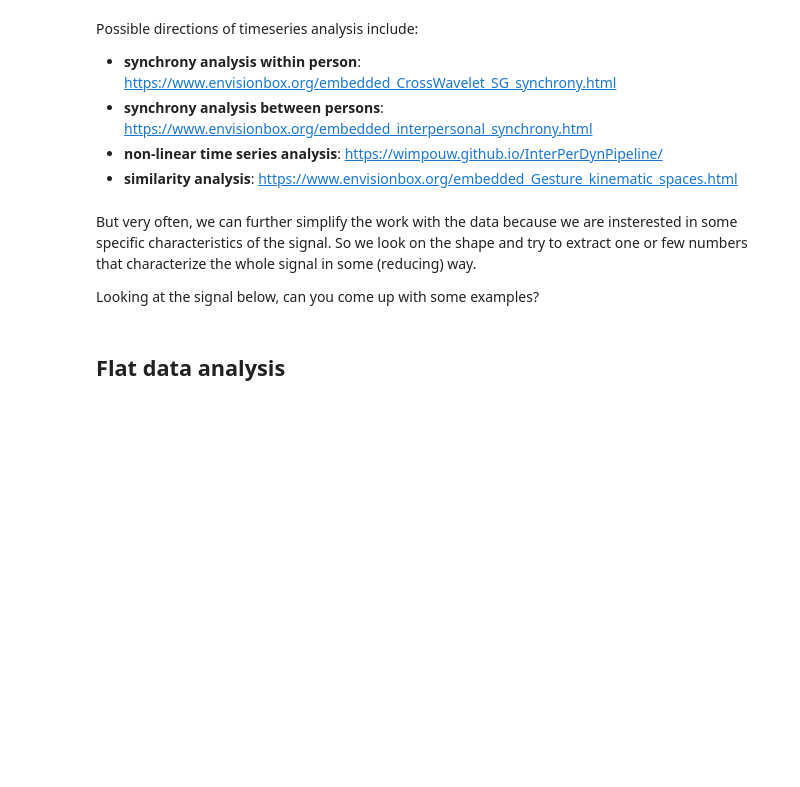
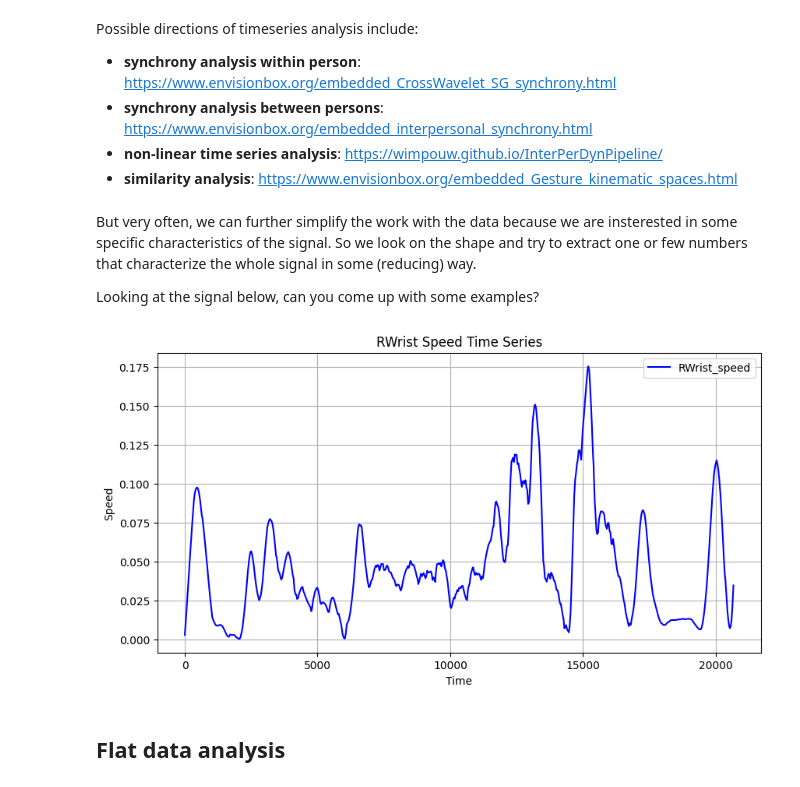
Before and after one commit to macedomarianoel/envisionBOX_SummerschoolAmsterdam2025-1, a Jupyter notebook: Day4_MultimodalMerging/2_Analysis.ipynb, the cells around one changed output. Drawn from its saved outputs; the diff is of its cells as text; code cells hidden in the pictures; blank space fills up the shorter version.

```diff
--- a/Day4_MultimodalMerging/2_Analysis.ipynb
+++ b/Day4_MultimodalMerging/2_Analysis.ipynb
@@ -7,6 +7,21 @@ At this point, we have one file with all signals and annotations that are releva
 Are we still interested in the temporal characteristics of the **whole** signal or its shape, maybe in relation to other trials? Then we will probably continue working with the whole timeseries.
 
 Do we need to get information from the signal that will represent the trial's temporal and/or other aspect? Then we most likely can collect the information into a **flat** dataframe, where we no longer have the time dimension, but rather a set of features that describe the trial.
+# %%
+# Import packages
+import os
+import glob
+import pandas as pd
+from scipy.signal import find_peaks
+import numpy as np
+import antropy as ent
+import matplotlib.pyplot as plt
+
+curfolder = os.getcwd()
+
+# Here we store our merged final timeseries data
+datafolder = os.path.join(curfolder, 'TS_annotated')
+filestotrack = glob.glob(os.path.join(datafolder, '*.csv'))
 # %% [markdown]
 ## Timeseries analysis
 # %% [markdown]
@@ -26,7 +41,20 @@ But very often, we can further simplify the work with the data because we are in
 
 Looking at the signal below, can you come up with some examples?
 # %%
-##todo: add signal
+sample = filestotrack[0]
+sample_df = pd.read_csv(sample, index_col=0)
+
+# Plot RWrist_speed
+plt.figure(figsize=(10, 5))
+plt.plot(sample_df['RWrist_speed'], label='RWrist_speed', color='blue')
+plt.title('RWrist Speed Time Series')
+plt.xlabel('Time')
+plt.ylabel('Speed')
+plt.legend()
+plt.grid()
+plt.show()
+# %% [output]
+[figure, added]
 # %% [markdown]
 ## Flat data analysis
 # %% [markdown]
```
Also changed, not shown: parts of 4 cells of this notebook, 2 other files.
